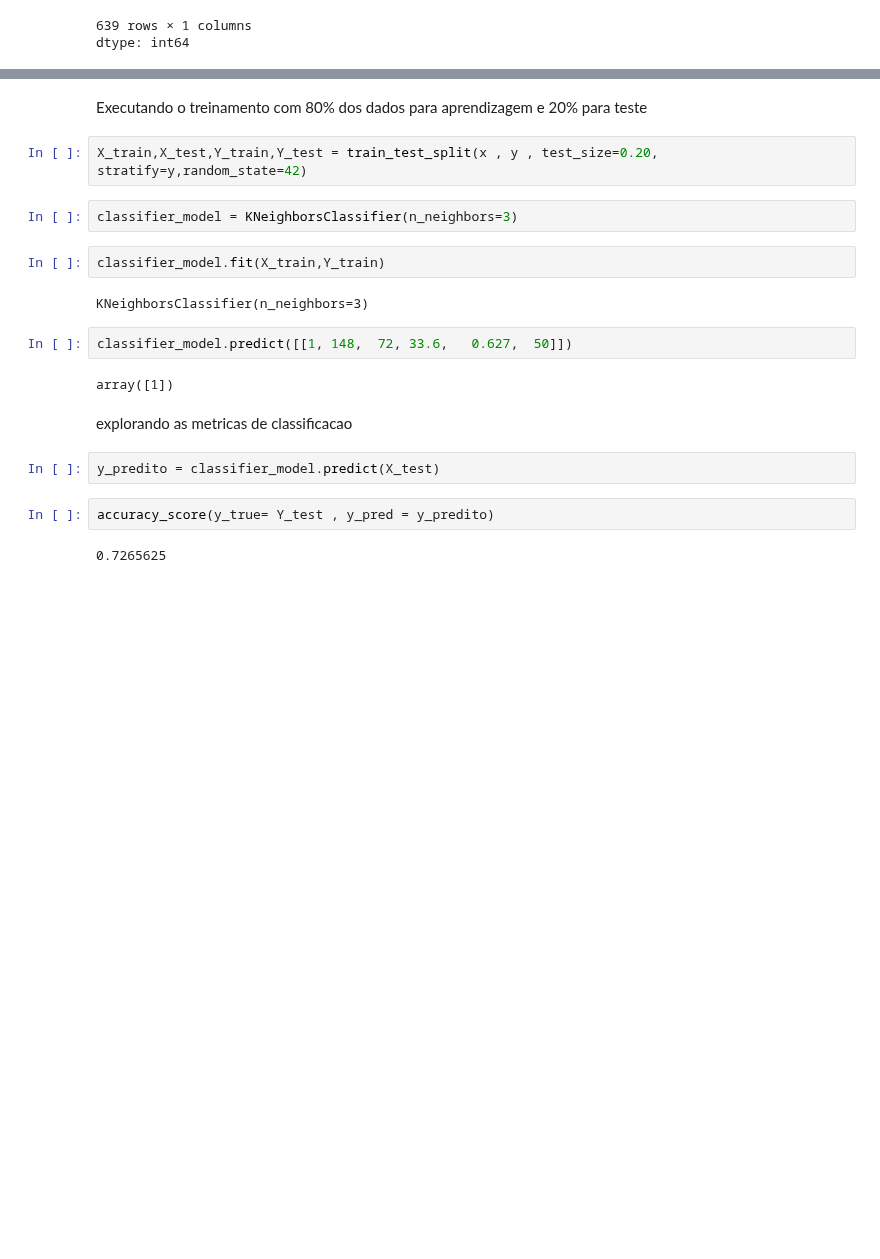
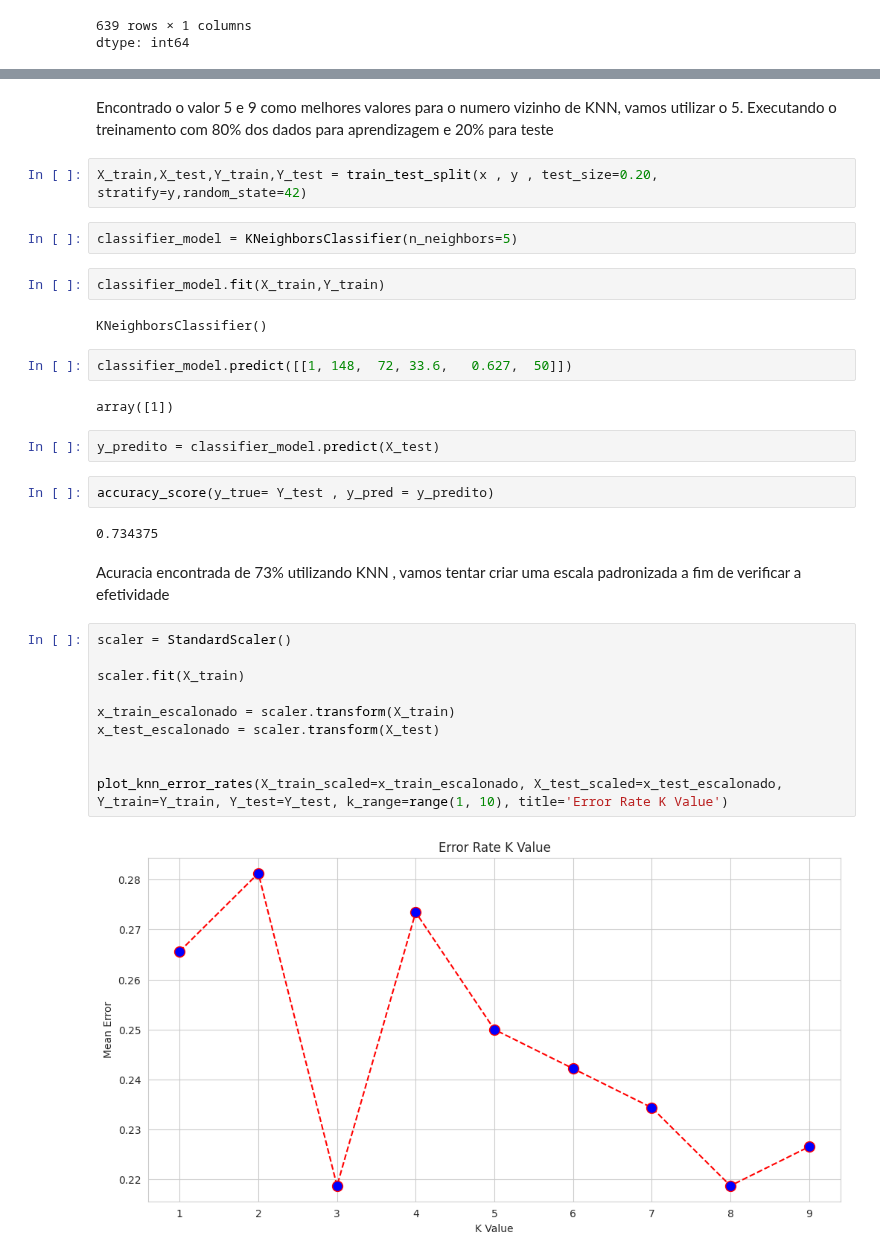
Before and after one commit to LaerteKimura/FIAP_trabalho_ML_Diagnostico, a Jupyter notebook: FIAP_trabalho_ML_Diagnostico.ipynb, the cells around one changed output, grey strips where cells are left out. Saved outputs shown, nothing was run; the diff lists cells and outputs as text; blank space fills up the shorter version.

Commit message:
Adicionado modelo SVM, Funções de suporte, Analise para encontrar melhor numero vizinho para KNN, Analise com padronizacao de escala

```diff
--- a/FIAP_trabalho_ML_Diagnostico.ipynb
+++ b/FIAP_trabalho_ML_Diagnostico.ipynb
@@ -275,22 +313,35 @@ dtype: int64
 # %% [markdown]
+Encontrado o valor 5 e 9 como melhores valores para o numero vizinho de KNN, vamos utilizar o 5.
 Executando o treinamento com 80% dos dados para aprendizagem e 20% para teste
 # %%
 X_train,X_test,Y_train,Y_test = train_test_split(x , y , test_size=0.20, stratify=y,random_state=42)
 # %%
-classifier_model = KNeighborsClassifier(n_neighbors=3)
+classifier_model = KNeighborsClassifier(n_neighbors=5)
 # %%
 classifier_model.fit(X_train,Y_train)
 # %% [output]
-KNeighborsClassifier(n_neighbors=3)
+KNeighborsClassifier()
 # %%
 classifier_model.predict([[1, 148,	72,	33.6,	0.627,	50]])
 # %% [output]
 array([1])
-# %% [markdown]
-explorando as metricas de classificacao
 # %%
 y_predito = classifier_model.predict(X_test)
 # %%
 accuracy_score(y_true= Y_test , y_pred = y_predito)
 # %% [output]
-0.7265625
+0.734375
+# %% [markdown]
+Acuracia encontrada de 73% utilizando KNN , vamos tentar criar uma escala padronizada a fim de verificar a efetividade
+# %%
+scaler = StandardScaler()
+
+scaler.fit(X_train)
+
+x_train_escalonado = scaler.transform(X_train)
+x_test_escalonado = scaler.transform(X_test)
+
+
+plot_knn_error_rates(X_train_scaled=x_train_escalonado, X_test_scaled=x_test_escalonado, Y_train=Y_train, Y_test=Y_test, k_range=range(1, 10), title='Error Rate K Value')
+# %% [output]
+[figure, added]
```
Also changed, not shown: parts of 21 cells of this notebook.
